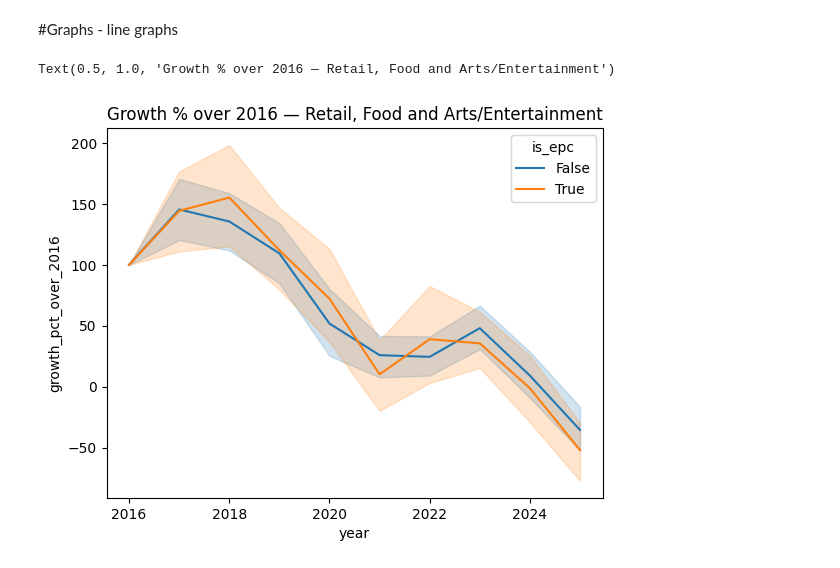
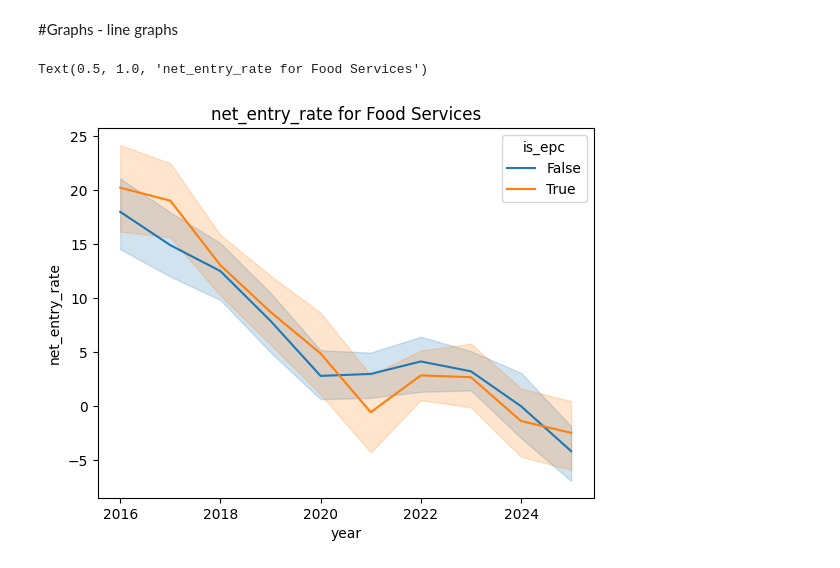
Before and after one commit to miaflynn/CYPLAN255-Final-Project, a Jupyter notebook: 03c_visualizations_net_change.ipynb, the cells around one changed output. Drawn from its saved outputs; the diff is of its cells as text; code cells hidden in the pictures.

```diff
--- a/03c_visualizations_net_change.ipynb
+++ b/03c_visualizations_net_change.ipynb
@@ -76,7 +76,7 @@ sf_block_grp = gpd.read_file('/content/drive/MyDrive/C255_final_project/cleaned/
 
 #------------------------Desired cateogry--------------------------
 naics_name = 'all'
-naics_name = 'Retail, Food and Arts/Entertainment'
+naics_name = 'Food Services'
 #------------------------------------------------------------------
 # %%
 open_close_tracts_gdf = fx.calc_business_dynamics(
@@ -148,12 +148,12 @@ open_close_tracts_gdf['is_epc'] = open_close_tracts_gdf['GEOID'].isin(epc_tracts
 # %%
 sns.lineplot(
     open_close_tracts_gdf,
     x='year',
-    y='growth_pct_over_2016',
+    y='net_entry_rate',
     hue='is_epc'
 )
 
-plt.title(f'Growth % over 2016 — {naics_name}')
+plt.title(f'{'net_entry_rate'} for {naics_name}')
 # %% [output]
-Text(0.5, 1.0, 'Growth % over 2016 — Retail, Food and Arts/Entertainment')
+Text(0.5, 1.0, 'net_entry_rate for Food Services')
-[figure, old version]
+[figure, new version]
```
Also changed, not shown: parts of 1 cell of this notebook.
